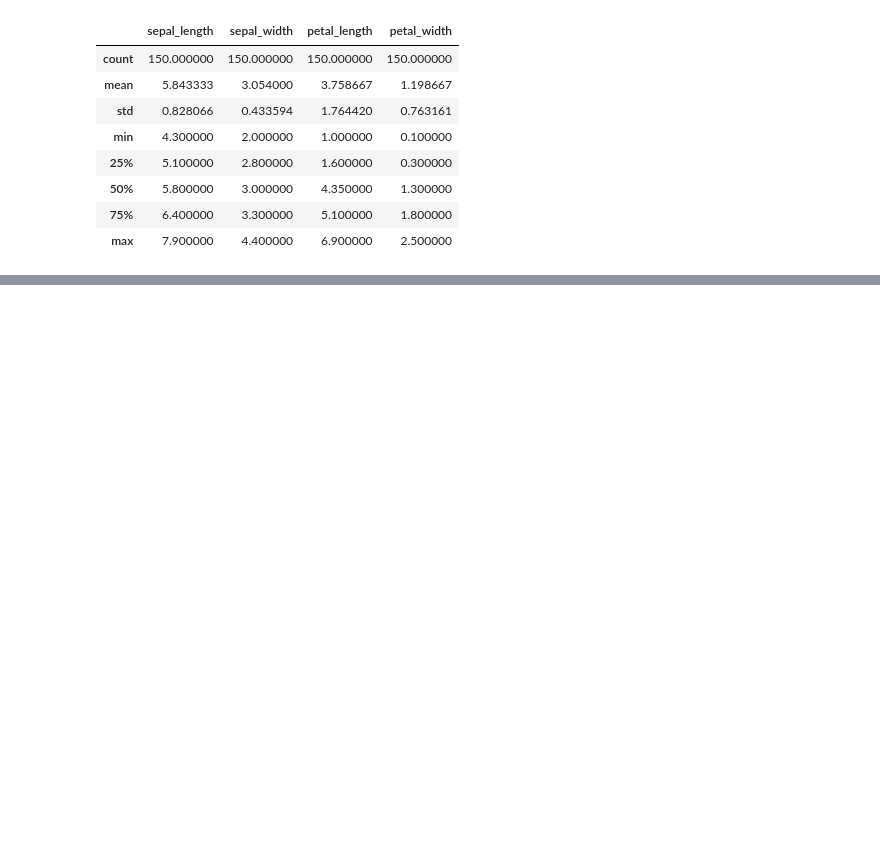
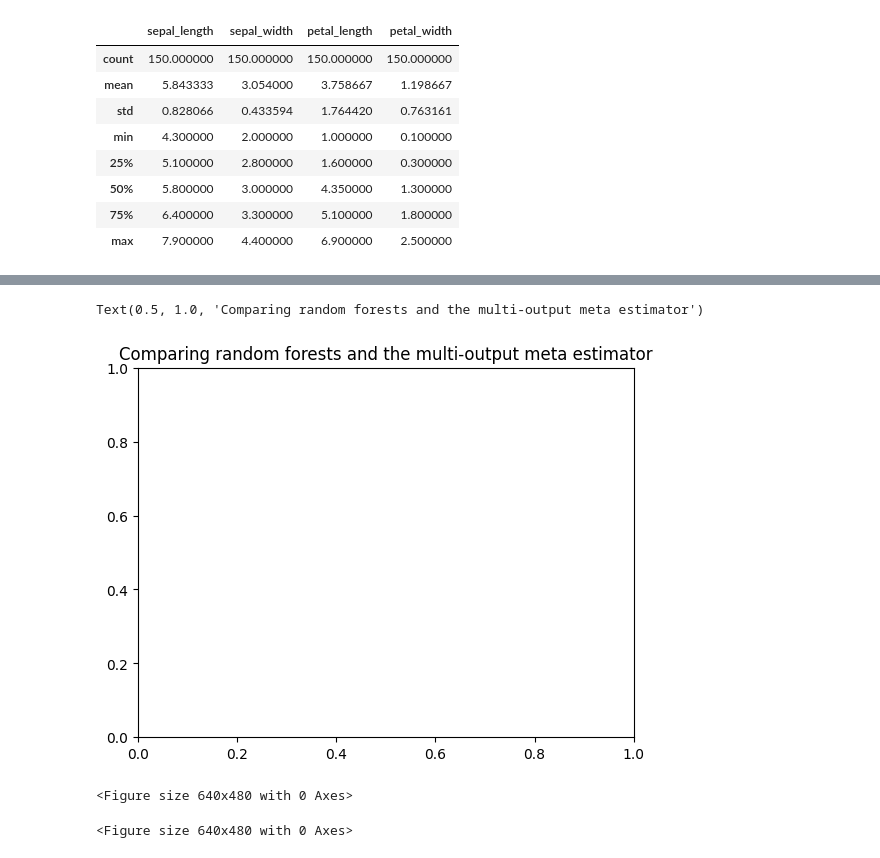
Before and after one commit to AnnaSikora29/principles_of_da, a Jupyter notebook: datasets.ipynb, the cells around one changed output, grey strips where cells are left out. Cells and saved outputs as stored; diff of their text form; code cells hidden in the pictures; blank space fills up the shorter version.

```diff
--- a/datasets.ipynb
+++ b/datasets.ipynb
@@ -45,0 +244,5 @@ df.describe()
+# %%
+plt.title("Comparing random forests and the multi-output meta estimator")
+# %% [output]
+Text(0.5, 1.0, 'Comparing random forests and the multi-output meta estimator')
+[figure, added]
@@ -45,0 +251,5 @@ df.describe()
+# %%
+plt.figure()
+# %% [output]
+<Figure size 640x480 with 0 Axes>
+<Figure size 640x480 with 0 Axes>
```
Also changed, not shown: parts of 37 cells of this notebook.
